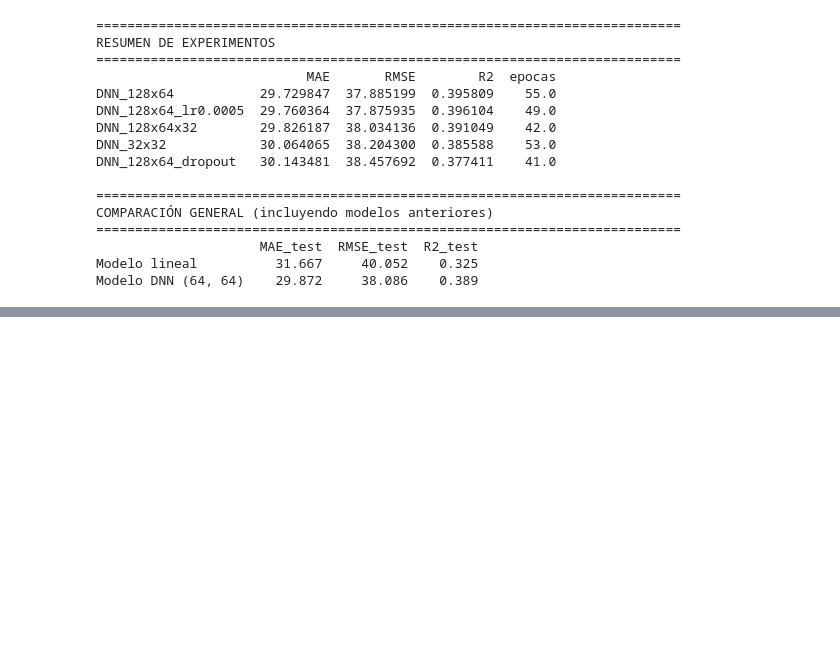
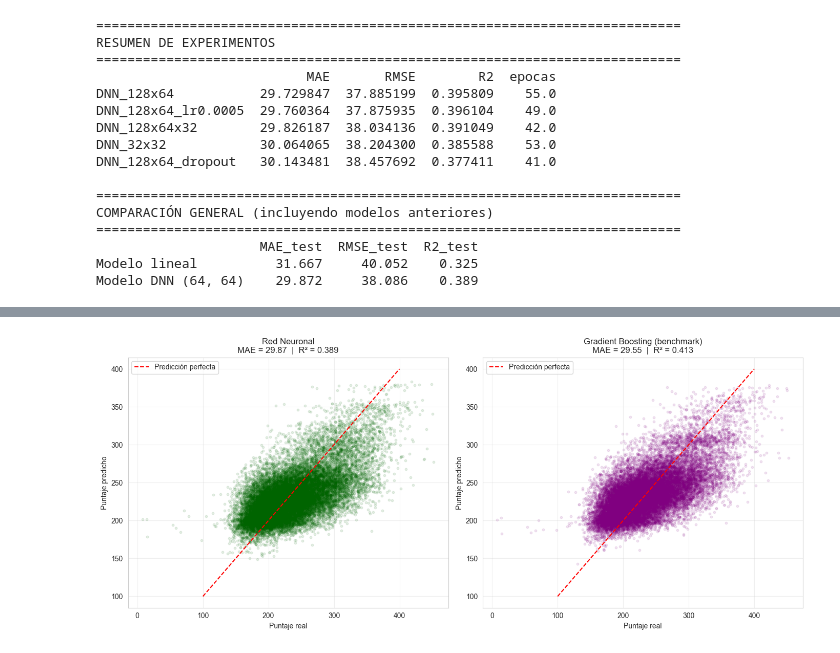
Before and after one commit to lrestrepoe/proyecto2-analitica, a Jupyter notebook: Modelo_Juan_Felipe_Echeverry.ipynb, the cells around one changed output, grey strips where cells are left out. Saved outputs shown, nothing was run; the diff lists cells and outputs as text; code cells hidden in the pictures; blank space fills up the shorter version.

```diff
--- a/Modelo_Juan_Felipe_Echeverry.ipynb
+++ b/Modelo_Juan_Felipe_Echeverry.ipynb
@@ -1059,0 +1110,23 @@ La red neuronal se mantiene como modelo principal del proyecto; XGBoost y el ens
+# %%
+fig, axes = plt.subplots(1, 2, figsize=(14, 6))
+
+axes[0].scatter(test_y, predicciones_dnn, alpha=0.1, s=10, color='darkgreen')
+axes[0].plot([100, 400], [100, 400], 'r--', label='Predicción perfecta')
+axes[0].set_xlabel('Puntaje real')
+axes[0].set_ylabel('Puntaje predicho')
+axes[0].set_title(f'Red Neuronal\nMAE = {mae_dnn:.2f}  |  R² = {r2_dnn:.3f}')
+axes[0].legend()
+axes[0].grid(alpha=0.3)
+
+axes[1].scatter(test_y, pred_gb, alpha=0.1, s=10, color='purple')
+axes[1].plot([100, 400], [100, 400], 'r--', label='Predicción perfecta')
+axes[1].set_xlabel('Puntaje real')
+axes[1].set_ylabel('Puntaje predicho')
+axes[1].set_title(f'Gradient Boosting (benchmark)\nMAE = {mae_gb:.2f}  |  R² = {r2_gb:.3f}')
+axes[1].legend()
+axes[1].grid(alpha=0.3)
+
+plt.tight_layout()
+plt.show()
+# %% [output]
+[figure, added]
```
Also changed, not shown: parts of 8 cells of this notebook.
